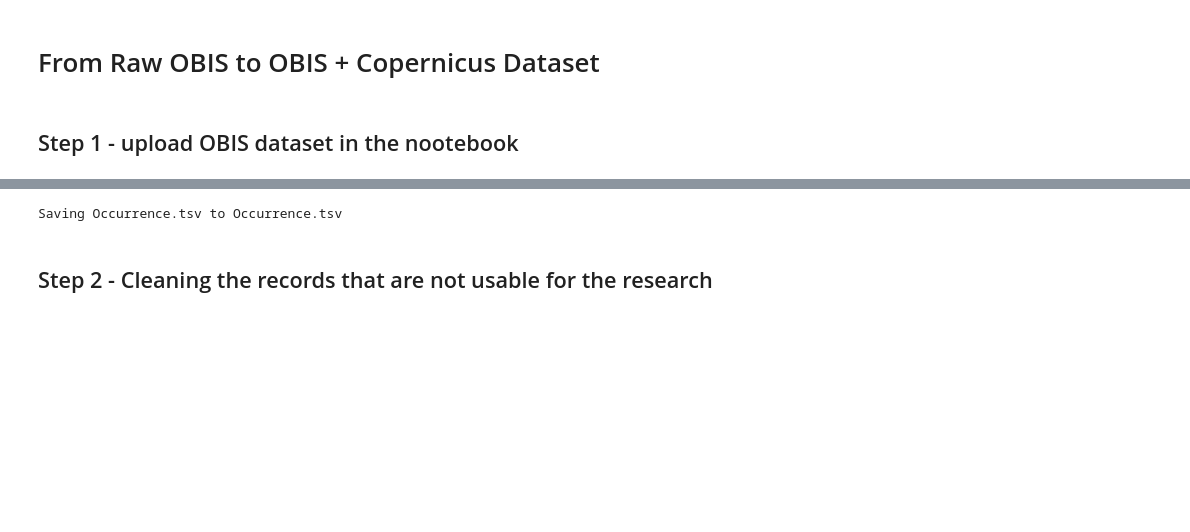
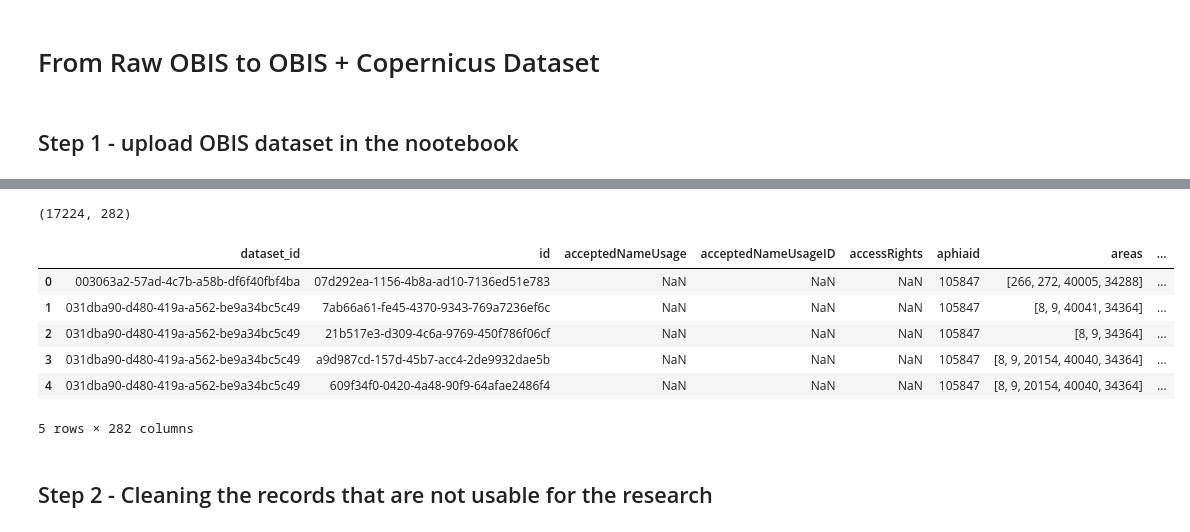
Before and after one commit to Patrick190508/whaleshark-mafia-island, a Jupyter notebook: notebooks/OBIS_Dataset_Cleaning.ipynb, the cells around one changed output, grey strips where cells are left out. Cells and saved outputs as stored; diff of their text form; code cells hidden in the pictures; blank space fills up the shorter version.

```diff
--- a/notebooks/OBIS_Dataset_Cleaning.ipynb
+++ b/notebooks/OBIS_Dataset_Cleaning.ipynb
@@ -7,8 +7,9 @@
 # %%
 import pandas as pd
 import numpy as np
-from google.colab import files
 
-db = files.upload()
-db = pd.read_csv('Occurrence.tsv', sep="\t", low_memory=False)
+url = "https://raw.githubusercontent.com/Patrick190508/whaleshark-mafia-island/main/data/Occurrence.tsv"
+db = pd.read_csv(url, sep="\t", low_memory=False)
+print(db.shape)
+db.head()
 # %% [output]
@@ -16,4 +16,11 @@ db = pd.read_csv('Occurrence.tsv', sep="\t", low_memory=False)
-Saving Occurrence.tsv to Occurrence.tsv
+(17224, 282)
+|  | dataset_id | id | acceptedNameUsage | acceptedNameUsageID | accessRights | aphiaid | areas | ... |
+| 0 | 003063a2-57ad-4c7b-a58b-df6f40fbf4ba | 07d292ea-1156-4b8a-ad10-7136ed51e783 | NaN | NaN | NaN | 105847 | [266, 272, 40005, 34288] | ... |
+| 1 | 031dba90-d480-419a-a562-be9a34bc5c49 | 7ab66a61-fe45-4370-9343-769a7236ef6c | NaN | NaN | NaN | 105847 | [8, 9, 40041, 34364] | ... |
+| 2 | 031dba90-d480-419a-a562-be9a34bc5c49 | 21b517e3-d309-4c6a-9769-450f786f06cf | NaN | NaN | NaN | 105847 | [8, 9, 34364] | ... |
+| 3 | 031dba90-d480-419a-a562-be9a34bc5c49 | a9d987cd-157d-45b7-acc4-2de9932dae5b | NaN | NaN | NaN | 105847 | [8, 9, 20154, 40040, 34364] | ... |
+| 4 | 031dba90-d480-419a-a562-be9a34bc5c49 | 609f34f0-0420-4a48-90f9-64afae2486f4 | NaN | NaN | NaN | 105847 | [8, 9, 20154, 40040, 34364] | ... |
+5 rows × 282 columns
 # %% [markdown]
 ## Step 2 - Cleaning the records that are not usable for the research
 # %% [markdown]
```
Also changed, not shown: parts of 4 cells of this notebook.
